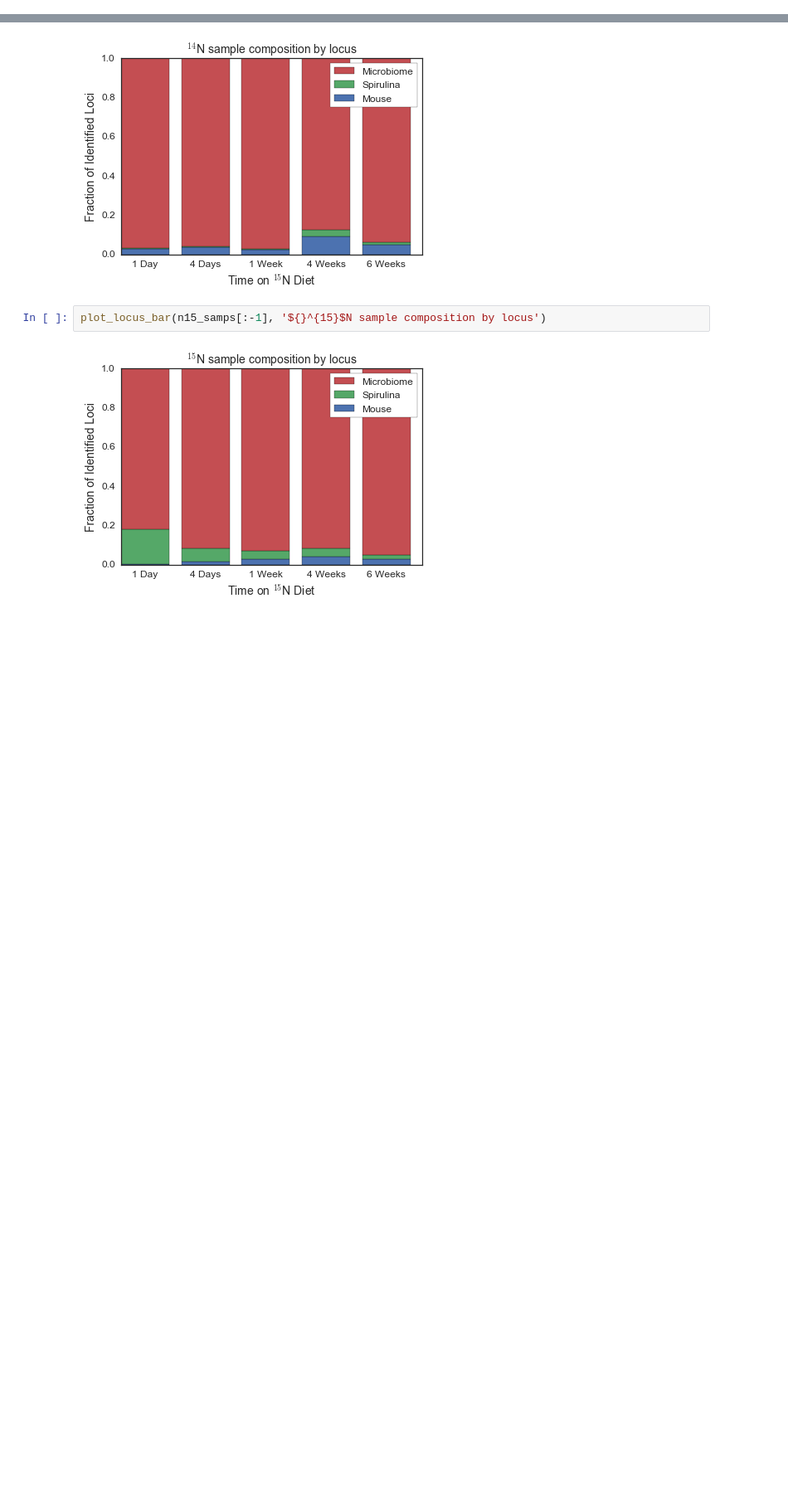
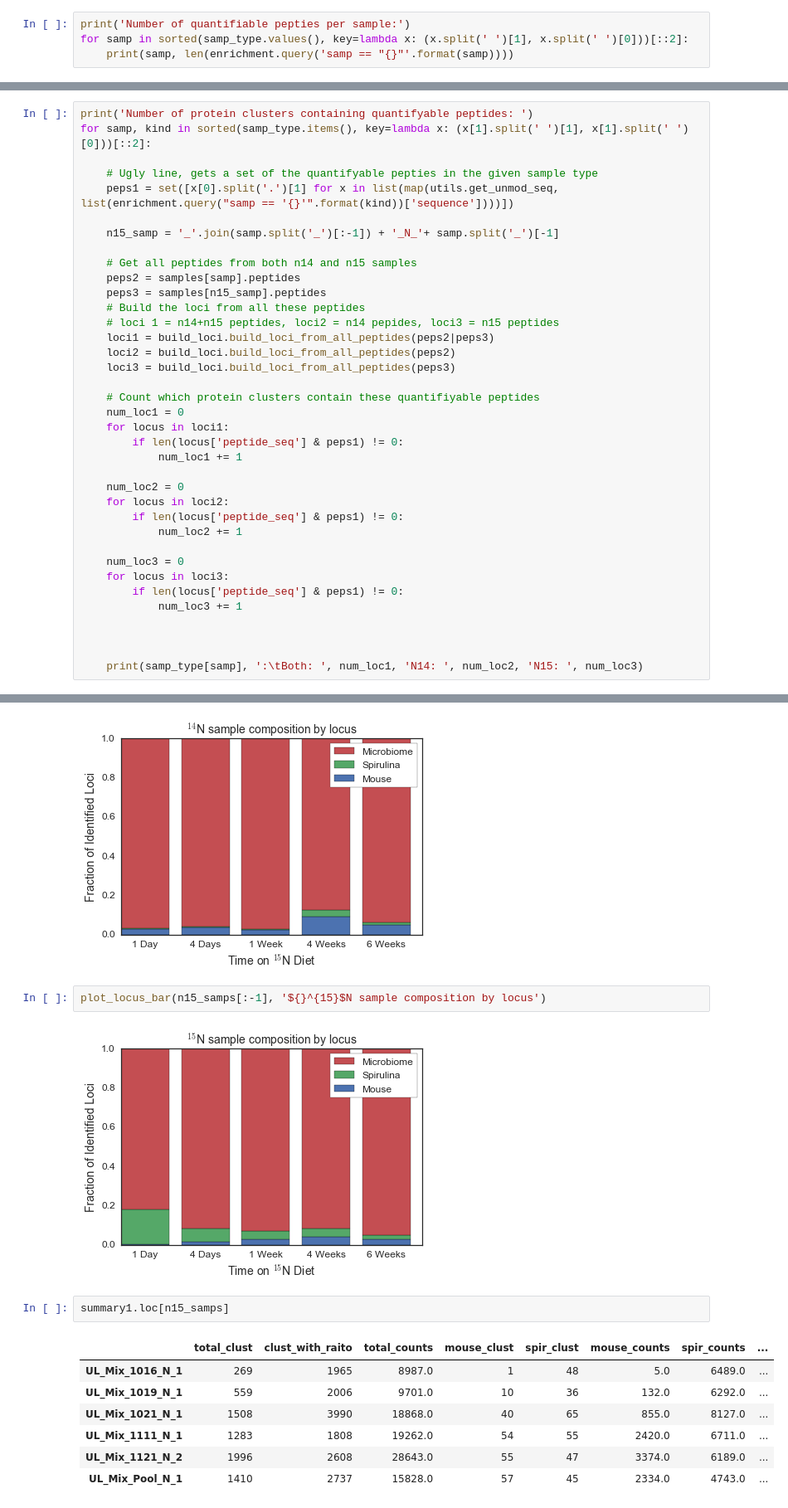
Before and after one commit to mmayers12/n15_mice, a Jupyter notebook: ipynbs/enrichement-calculation.ipynb, the cells around one changed output, grey strips where cells are left out. Shown at 83% size. Drawn from its saved outputs; the diff is of its cells as text; blank space fills up the shorter version.

```diff
--- a/ipynbs/enrichement-calculation.ipynb
+++ b/ipynbs/enrichement-calculation.ipynb
@@ -74,0 +100,4 @@ Sample: 6 Weeks  Enrichment: 0.96
+# %%
+print('Number of quantifiable pepties per sample:')
+for samp in sorted(samp_type.values(), key=lambda x: (x.split(' ')[1], x.split(' ')[0]))[::2]:
+    print(samp, len(enrichment.query('samp == "{}"'.format(samp))))
@@ -74,0 +112,37 @@ Sample: 6 Weeks  Enrichment: 0.96
+# %%
+print('Number of protein clusters containing quantifyable peptides: ')
+for samp, kind in sorted(samp_type.items(), key=lambda x: (x[1].split(' ')[1], x[1].split(' ')[0]))[::2]:
+
+    # Ugly line, gets a set of the quantifyable pepties in the given sample type
+    peps1 = set([x[0].split('.')[1] for x in list(map(utils.get_unmod_seq, list(enrichment.query("samp == '{}'".format(kind))['sequence'])))])
+
+    n15_samp = '_'.join(samp.split('_')[:-1]) + '_N_'+ samp.split('_')[-1]
+
+    # Get all peptides from both n14 and n15 samples
+    peps2 = samples[samp].peptides
+    peps3 = samples[n15_samp].peptides
+    # Build the loci from all these peptides
+    # loci 1 = n14+n15 peptides, loci2 = n14 pepides, loci3 = n15 peptides
+    loci1 = build_loci.build_loci_from_all_peptides(peps2|peps3)
+    loci2 = build_loci.build_loci_from_all_peptides(peps2)
+    loci3 = build_loci.build_loci_from_all_peptides(peps3)
+
+    # Count which protein clusters contain these quantifiyable peptides
+    num_loc1 = 0
+    for locus in loci1:
+        if len(locus['peptide_seq'] & peps1) != 0:
+            num_loc1 += 1
+
+    num_loc2 = 0
+    for locus in loci2:
+        if len(locus['peptide_seq'] & peps1) != 0:
+            num_loc2 += 1
+
+    num_loc3 = 0
+    for locus in loci3:
+        if len(locus['peptide_seq'] & peps1) != 0:
+            num_loc3 += 1
+
+
+
+    print(samp_type[samp], ':\tBoth: ', num_loc1, 'N14: ', num_loc2, 'N15: ', num_loc3)
@@ -312,3 +426,13 @@ plot_locus_bar(n14_samps[:-1], '${}^{14}$N sample composition by locus')
 plot_locus_bar(n15_samps[:-1], '${}^{15}$N sample composition by locus')
 # %% [output]
 [figure]
+# %%
+summary1.loc[n15_samps]
+# %% [output]
+|  | total_clust | clust_with_raito | total_counts | mouse_clust | spir_clust | mouse_counts | spir_counts | ... |
+| UL_Mix_1016_N_1 | 269 | 1965 | 8987.0 | 1 | 48 | 5.0 | 6489.0 | ... |
+| UL_Mix_1019_N_1 | 559 | 2006 | 9701.0 | 10 | 36 | 132.0 | 6292.0 | ... |
+| UL_Mix_1021_N_1 | 1508 | 3990 | 18868.0 | 40 | 65 | 855.0 | 8127.0 | ... |
+| UL_Mix_1111_N_1 | 1283 | 1808 | 19262.0 | 54 | 55 | 2420.0 | 6711.0 | ... |
+| UL_Mix_1121_N_2 | 1996 | 2608 | 28643.0 | 55 | 47 | 3374.0 | 6189.0 | ... |
+| UL_Mix_Pool_N_1 | 1410 | 2737 | 15828.0 | 57 | 45 | 2334.0 | 4743.0 | ... |
```
Also changed, not shown: parts of 13 cells of this notebook.
